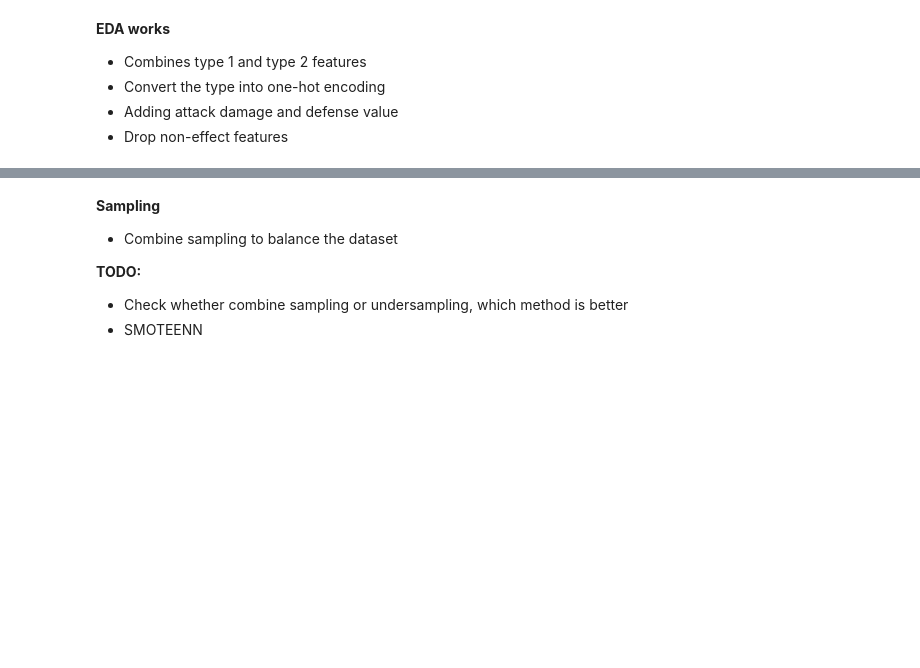
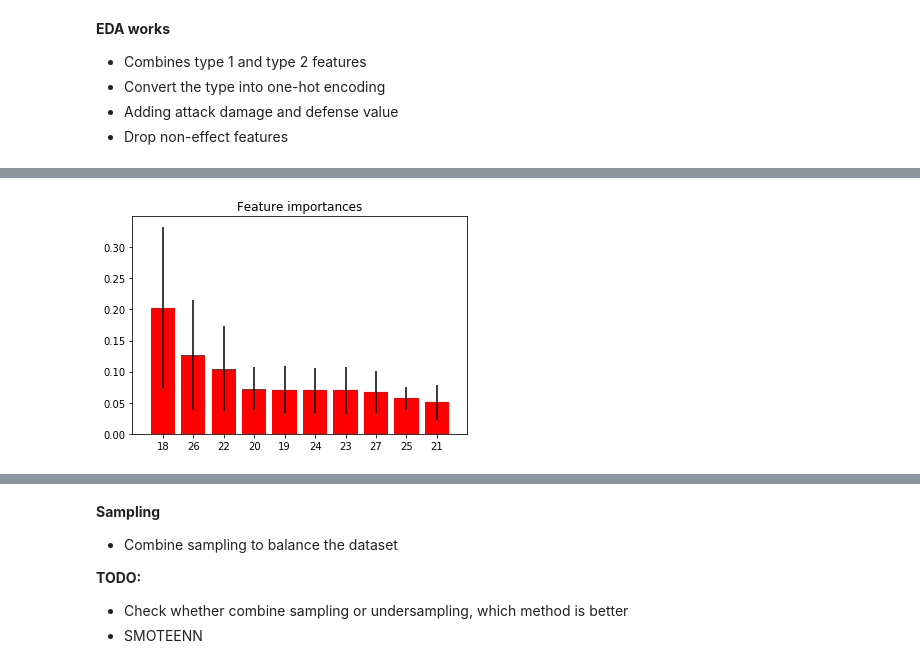
Before and after one commit to peteryph/Kaggle-Pokemon-Status, a Jupyter notebook: Pokemon.ipynb, the cells around one changed output, grey strips where cells are left out. Drawn from its saved outputs; the diff is of its cells as text; code cells hidden in the pictures; blank space fills up the shorter version.

```diff
--- a/Pokemon.ipynb
+++ b/Pokemon.ipynb
@@ -70,9 +72,9 @@ df = df[Final_key]
 # %%
 # Remove All the types
 try:
-    df = df.drop(columns = ["Name","Type 1", "Type 2", "Generation"])
+    df = df.drop(columns = ["Name","Type 1", "Type 2"]) # , "Generation"
 except:
-    df = df.drop(columns = ["Name","Type 1", "Generation"])
+    df = df.drop(columns = ["Name","Type 1"]) # , "Generation"
 
 
 # Increase the features into df
@@ -92,0 +99,16 @@ df = scale_df
+# %%
+from sklearn.ensemble import ExtraTreesClassifier
+
+forest = ExtraTreesClassifier(n_estimators=250, random_state=0)
+
+forest.fit(df.drop(columns = ["Legendary"]),df["Legendary"])
+importances = forest.feature_importances_
+# %%
+std = np.std([tree.feature_importances_ for tree in forest.estimators_],axis=0)
+indices = np.argsort(importances)[::-1]
+
+# Print the feature ranking
+print("Feature ranking:")
+
+for f in range(0,10):
+    print("%d. feature %d %s (%f)" % (f + 1, indices[f], df.keys()[indices[f]], importances[indices[f]]))
@@ -92,0 +127,10 @@ df = scale_df
+# %%
+plt.figure()
+plt.title("Feature importances")
+plt.bar(range(0,10), importances[indices[:10]],
+       color="r", yerr=std[indices][:10], align="center")
+plt.xticks(range(0,10), indices)
+plt.xlim([-1, 10])
+plt.show()
+# %% [output]
+[figure, added]
```
Also changed, not shown: parts of 34 cells of this notebook.
